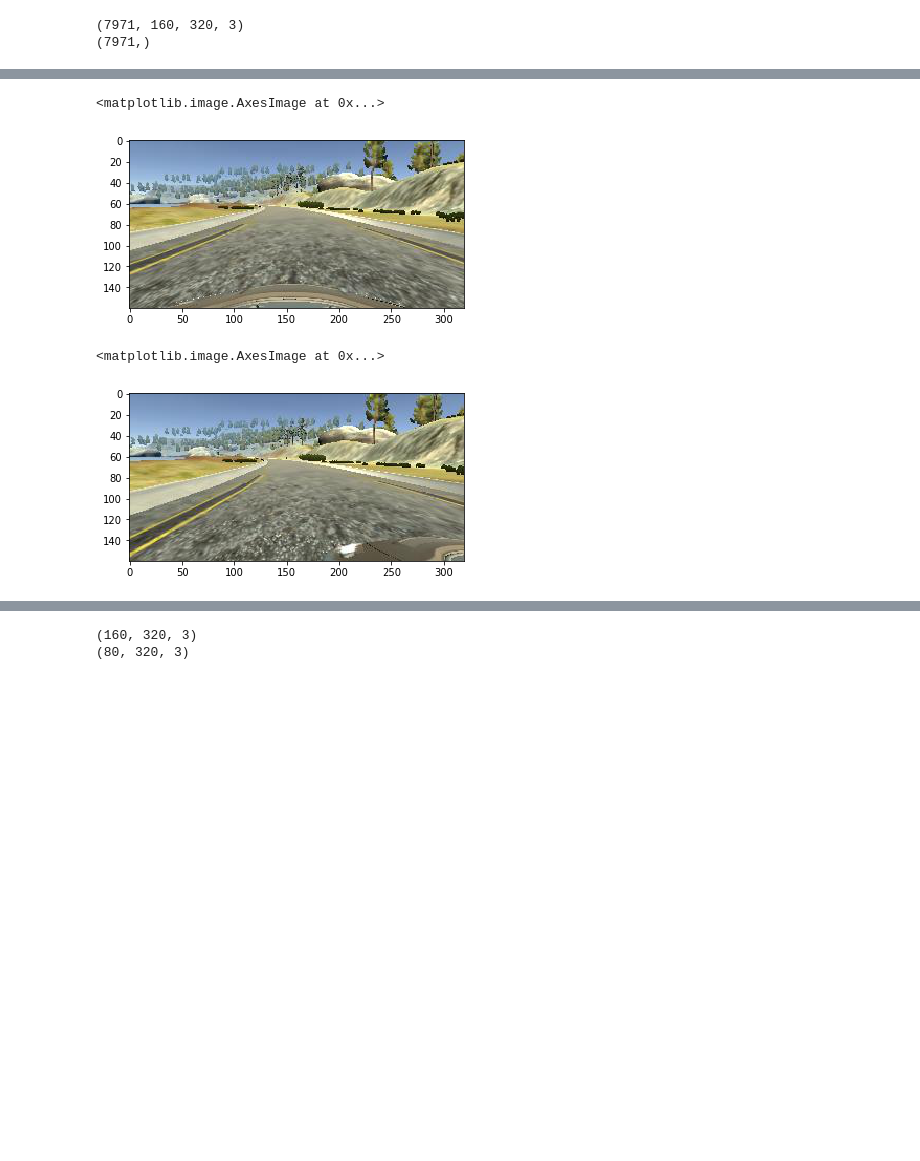
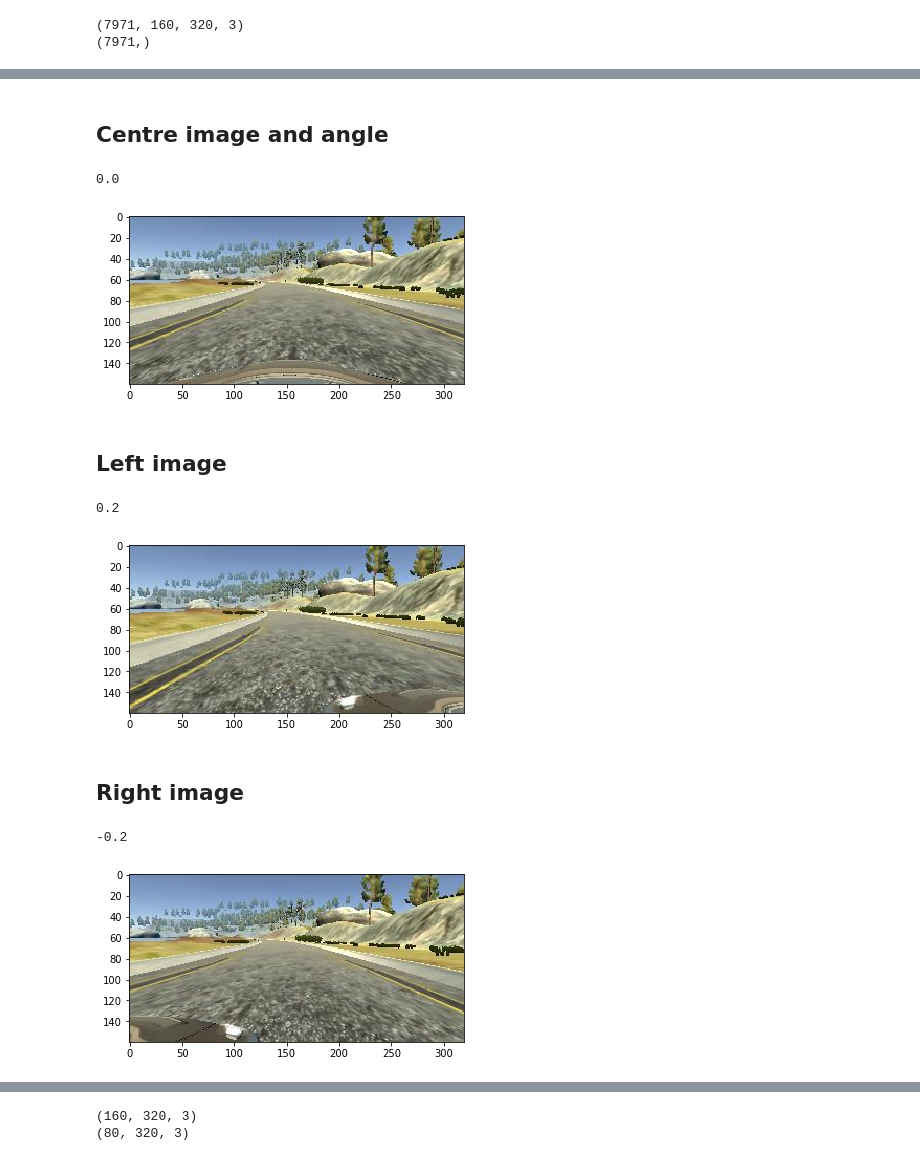
Before and after one commit to ramseykhalaf/CarND-Behavioral-Cloning-P3, a Jupyter notebook: model.ipynb, the cells around one changed output, grey strips where cells are left out. Saved outputs shown, nothing was run; the diff lists cells and outputs as text; code cells hidden in the pictures; blank space fills up the shorter version.

```diff
--- a/model.ipynb
+++ b/model.ipynb
@@ -64,10 +77,24 @@ print(train_y.shape)
+# %% [markdown]
+## Centre image and angle
 # %%
 plt.imshow(train_X[0,:,:,:])
+print(train_y[0])
 # %% [output]
-<matplotlib.image.AxesImage at 0x...>
+0.0
 [figure]
+# %% [markdown]
+## Left image
 # %%
 plt.imshow(train_X[1,:,:,:])
+print(train_y[1])
 # %% [output]
-<matplotlib.image.AxesImage at 0x...>
+0.2
 [figure]
+# %% [markdown]
+## Right image
+# %%
+plt.imshow(train_X[2,:,:,:])
+print(train_y[2])
+# %% [output]
+-0.2
+[figure, added]
```
Also changed, not shown: parts of 7 cells of this notebook, 10 other files.
